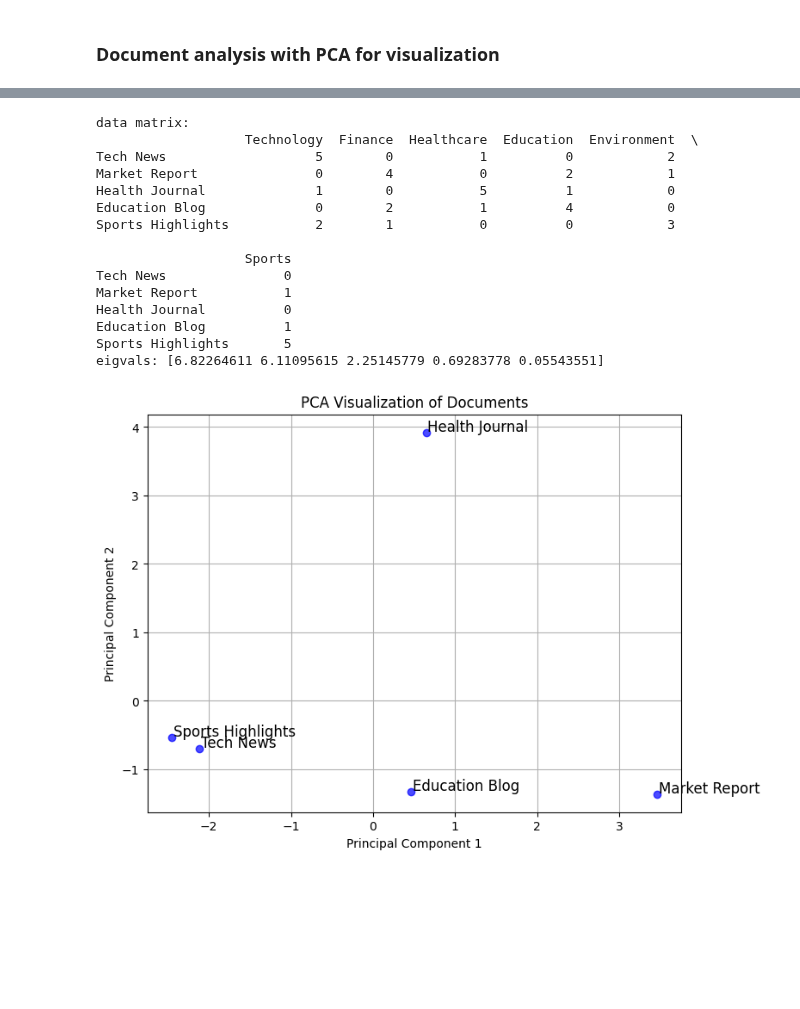
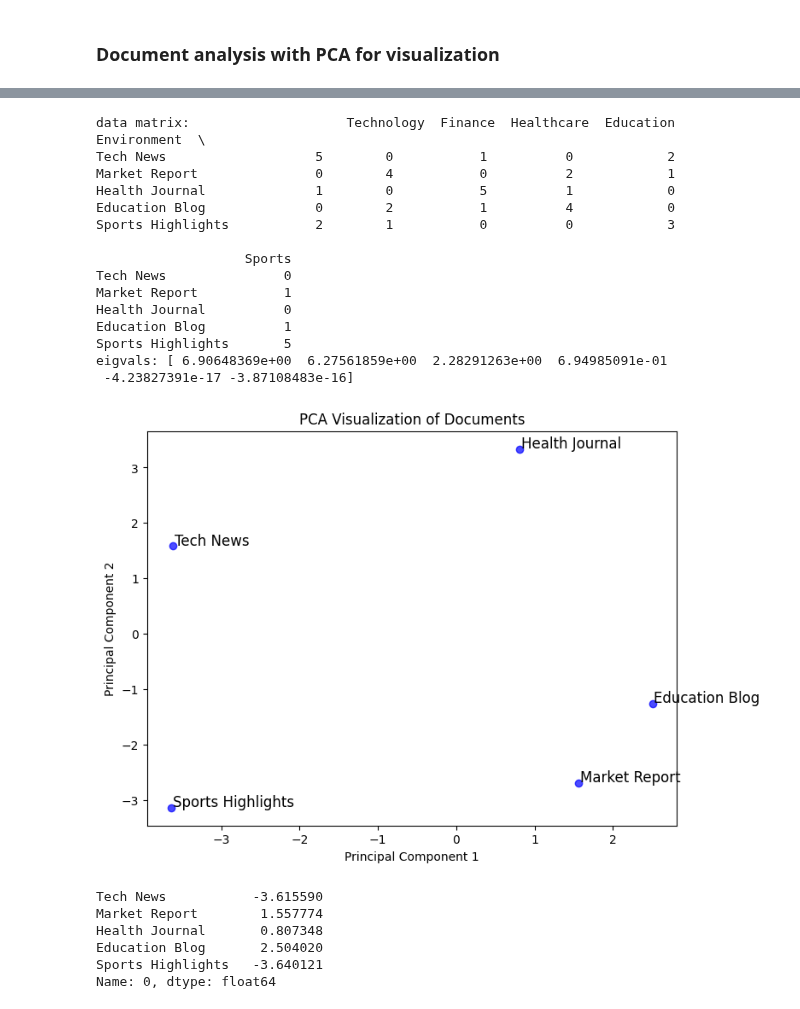
Before and after one commit to jakeoung/teach, a Jupyter notebook: ai/eigen_decomposition.ipynb, the cells around one changed output, grey strips where cells are left out. Cells and saved outputs as stored; diff of their text form; code cells hidden in the pictures; blank space fills up the shorter version.

```diff
--- a/ai/eigen_decomposition.ipynb
+++ b/ai/eigen_decomposition.ipynb
@@ -114,42 +119,55 @@ term_document_df = pd.DataFrame(frequencies, index=terms, columns=documents)
 data_matrix = term_document_df.T
 
 print("data matrix:", data_matrix)
-eigvals, eigvecs = np.linalg.eig(np.cov(data_matrix))
+mu = data_matrix.sum(axis=0) / data_matrix.shape[0]
+Xc = data_matrix - mu
+cov = Xc.T @ Xc / data_matrix.shape[0]
+eigvals, eigvecs = np.linalg.eig(cov)
 
 eigvecs = eigvecs[:, np.argsort(eigvals)[::-1]]  # Sort eigenvectors by descending eigenvalues
 eigvals = eigvals[np.argsort(eigvals)[::-1]]  # Sort eigenvalues by descending order
 
 # Step 4: Apply PCA for dimensionality reduction
 print("eigvals:", eigvals)
 eigvecs = eigvecs[:, :2]  # Retain the first two eigenvectors
-reeduced_data = eigvecs.T @ data_matrix
+reduced_data = (eigvecs.T) @ (data_matrix.T) # shape: 2 x d
+reduced_data = np.array(reduced_data)
 
 # Step 5: Visualize the results using a scatter plot
 plt.figure(figsize=(8, 6))
-plt.scatter(reduced_data[:, 0], reduced_data[:, 1], color='blue', alpha=0.7)
+plt.scatter(reduced_data[0, :], reduced_data[1, :], color='blue', alpha=0.7)
 
 # Annotate points with document labels
 for i, doc in enumerate(documents):
-    plt.text(reduced_data[i, 0] + 0.02, reduced_data[i, 1] + 0.02, doc, fontsize=12)
+    plt.text(reduced_data[0, i] + 0.02, reduced_data[1, i] + 0.02, doc, fontsize=12)
 
 plt.title('PCA Visualization of Documents')
 plt.xlabel('Principal Component 1')
 plt.ylabel('Principal Component 2')
 plt.show()
 # %% [output]
-data matrix:
-                   Technology  Finance  Healthcare  Education  Environment  \
+data matrix:                    Technology  Finance  Healthcare  Education  Environment  \
 Tech News                   5        0           1          0            2
 Market Report               0        4           0          2            1
 Health Journal              1        0           5          1            0
 Education Blog              0        2           1          4            0
 Sports Highlights           2        1           0          0            3
 
                    Sports
 Tech News               0
 Market Report           1
 Health Journal          0
 Education Blog          1
 Sports Highlights       5
-eigvals: [6.82264611 6.11095615 2.25145779 0.69283778 0.05543551]
+eigvals: [ 6.90648369e+00  6.27561859e+00  2.28291263e+00  6.94985091e-01
+ -4.23827391e-17 -3.87108483e-16]
-[figure, old version]
+[figure, new version]
+# %%
+reduced_data.iloc[0, :]
+# %% [output]
+Tech News           -3.615590
+Market Report        1.557774
+Health Journal       0.807348
+Education Blog       2.504020
+Sports Highlights   -3.640121
+Name: 0, dtype: float64
```
Also changed, not shown: parts of 2 cells of this notebook, 8 other files.
